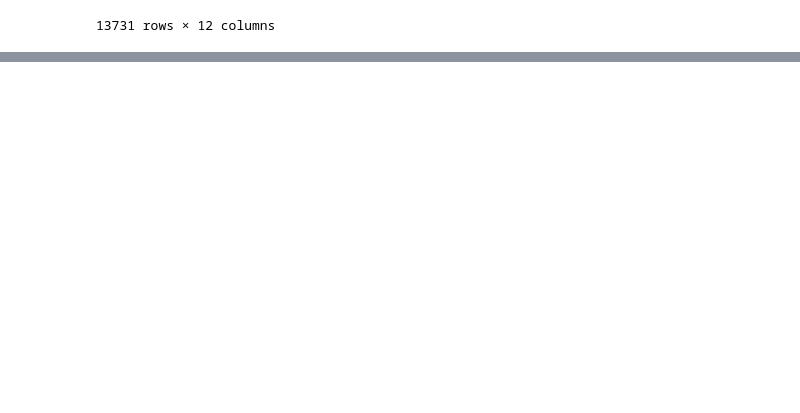
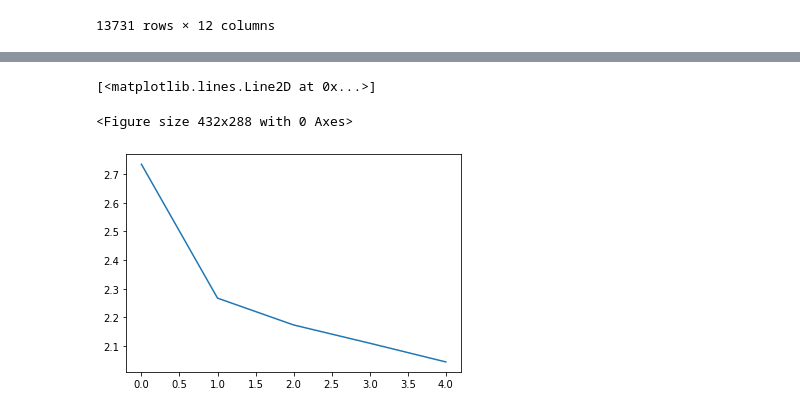
Before and after one commit to longhowlam/kamer_debatten, a Jupyter notebook: tweede_kamer_TF_chatbot.ipynb, the cells around one changed output, grey strips where cells are left out. Drawn from its saved outputs; the diff is of its cells as text; code cells hidden in the pictures; blank space fills up the shorter version.

```diff
--- a/tweede_kamer_TF_chatbot.ipynb
+++ b/tweede_kamer_TF_chatbot.ipynb
@@ -90,0 +150,6 @@ speeches = recente_speeches.text.str.lower().values.tolist()
+# %%
+# Creating training and validation sets using an 80-20 split
+input_tensor_train, input_tensor_val, target_tensor_train, target_tensor_val = train_test_split(input_tensor, target_tensor, test_size=0.2)
+
+# Show length
+print(len(input_tensor_train), len(target_tensor_train), len(input_tensor_val), len(target_tensor_val))
@@ -90,0 +383,8 @@ speeches = recente_speeches.text.str.lower().values.tolist()
+# %%
+checkpoint_dir = './training_checkpoints'
+checkpoint_prefix = os.path.join(checkpoint_dir, "ckpt")
+checkpoint = tf.train.Checkpoint(
+    optimizer = optimizer,
+    encoder = encoder,
+    decoder = decoder
+)
@@ -90,0 +432,27 @@ speeches = recente_speeches.text.str.lower().values.tolist()
+# %%
+EPOCHS = 5
+
+losses = []
+for epoch in range(EPOCHS):
+  start = time.time()
+
+  enc_hidden = encoder.initialize_hidden_state()
+  total_loss = 0
+
+  for (batch, (inp, targ)) in enumerate(dataset.take(steps_per_epoch)):
+    batch_loss = train_step(inp, targ, enc_hidden)
+    total_loss += batch_loss
+
+    if batch % 100 == 0:
+        print('Epoch {} Batch {} Loss {:.4f}'.format(epoch + 1,
+                                                     batch,
+                                                     batch_loss.numpy()))
+  # saving (checkpoint) the model every 2 epochs
+  if (epoch + 1) % 2 == 0:
+    checkpoint.save(file_prefix = checkpoint_prefix)
+
+  print('Epoch {} Loss {:.4f}'.format(epoch + 1,
+                                      total_loss / steps_per_epoch))
+  print('Time taken for 1 epoch {} sec\n'.format(time.time() - start))
+
+  losses.append(total_loss / steps_per_epoch)
@@ -90,0 +479,8 @@ speeches = recente_speeches.text.str.lower().values.tolist()
+# %%
+plt.figure()
+fig, ax = plt.subplots()
+plt.plot(losses)
+# %% [output]
+[<matplotlib.lines.Line2D at 0x...>]
+<Figure size 432x288 with 0 Axes>
+[figure, added]
```
Also changed, not shown: parts of 36 cells of this notebook.
